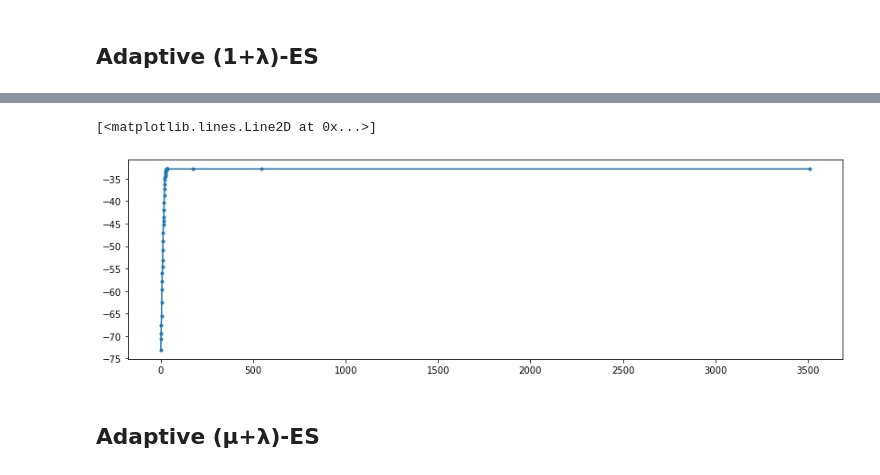
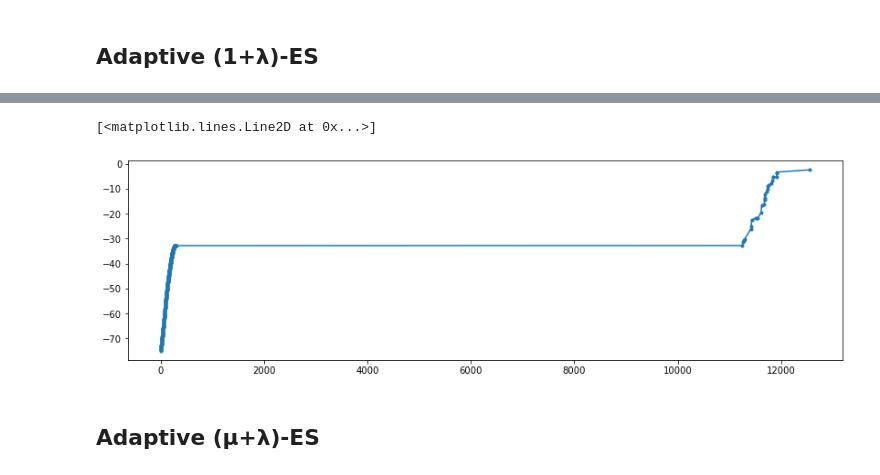
Before and after one commit to squillero/computational-intelligence, a Jupyter notebook: rastrigin.ipynb, the cells around one changed output, grey strips where cells are left out. Drawn from its saved outputs; the diff is of its cells as text; code cells hidden in the pictures.

```diff
--- a/rastrigin.ipynb
+++ b/rastrigin.ipynb
@@ -67,7 +67,7 @@ plt.plot(history[:,0], history[:,1], marker='.')
 # %%
 
 λ = 20
-σ = .01
+σ = .001
 
 solution = np.random.random(N_DIM) * 5.12 * 2 - 5.12
 history = list()
@@ -87,12 +87,12 @@ for step in tqdm(range(1_000_000 // λ)):
 
     if (step+1) % 200 == 0:
         if stats[0]/stats[1] < 1/5:
-            σ /= 1.01
+            σ /= 1.1
         elif stats[0]/stats[1] > 1/5:
-            σ *= 1.01
+            σ *= 1.1
         steps = [0, 0]
 
-logging.info(f"Best solution: {rastrigin(best_so_far)} (current σ={σ:0.3f})")
+logging.info(f"Best solution: {rastrigin(best_so_far)} (current σ={σ:0.3g})")
 
 history = np.array(history)
 plt.figure(figsize=(14, 4))
@@ -102,5 +102,5 @@ plt.plot(history[:,0], history[:,1], marker='.')
 [<matplotlib.lines.Line2D at 0x...>]
-[figure, old version]
+[figure, new version]
 # %% [markdown]
 ## Adaptive (μ+λ)-ES
 # %%
```
Also changed, not shown: parts of 3 cells of this notebook, 1 other file.
